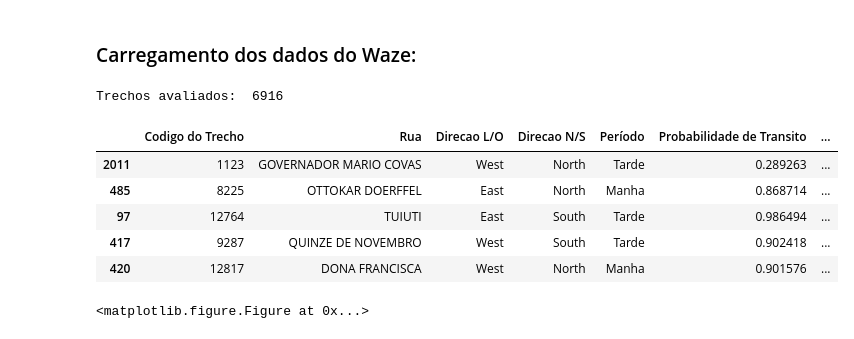
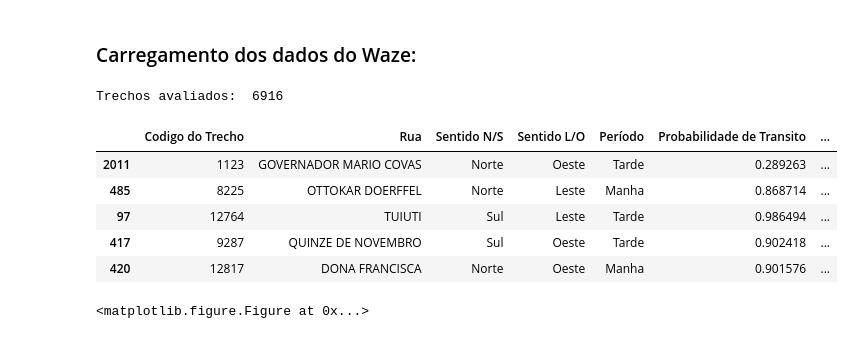
Before and after one commit to pmj-sepud/Joinville-Smart-Mobility, a Jupyter notebook: notebooks/reports/201802-GabrielBogo-RankeamentoVias.ipynb, the cells around one changed output. Cells and saved outputs as stored; diff of their text form; code cells hidden in the pictures.

```diff
--- a/notebooks/reports/201802-GabrielBogo-RankeamentoVias.ipynb
+++ b/notebooks/reports/201802-GabrielBogo-RankeamentoVias.ipynb
@@ -31,28 +31,36 @@ pd.options.display.max_columns = 30
 # %%
 gdf = gpd.read_file(project_dir + "/data/interim/traffic_indicators.geoJSON")
 gdf.dropna(subset=["Rua"], inplace=True)
 gdf["Codigo do Trecho"] = gdf["Codigo do Trecho"].astype(int)
 
 #Lookup to change period for Período
 lkp_period = pd.DataFrame({"Período": ["Manha", "Tarde"]}, index=[-1, 1])
 gdf = gdf.join(lkp_period, on="period")
 gdf.drop("period", axis=1, inplace=True)
 cols = gdf.columns.tolist()
 gdf = gdf[cols[:4] + [cols[-1]] + cols[4:-1]]
 
+#Lookup to translate N/S, W/E directions
+lkp_direction_NS = pd.DataFrame({"Sentido N/S": ["Norte", "Sul"]}, index=["North", "South"])
+lkp_direction_LO = pd.DataFrame({"Sentido L/O": ["Leste", "Oeste"]}, index=["East", "West"])
+gdf = gdf.join(lkp_direction_NS, on="Direcao N/S")
+gdf = gdf.join(lkp_direction_LO, on="Direcao L/O")
+cols = gdf.columns.tolist()
+gdf = gdf[cols[:2] + cols[-2:] + cols[4:-2]]
+
 #Creation of an indicator of traffic criticity
 gdf["Criticidade"] = gdf["Probabilidade de Transito"]*gdf["Atraso medio (s)"]
 
 print("Trechos avaliados: ", len(gdf))
 gdf.drop("geometry", axis=1).sort_values("Criticidade", ascending=False).drop_duplicates("Rua").head(5)
 # %% [output]
 Trechos avaliados:  6916
-|  | Codigo do Trecho | Rua | Direcao L/O | Direcao N/S | Período | Probabilidade de Transito | ... |
-| 2011 | 1123 | GOVERNADOR MARIO COVAS | West | North | Tarde | 0.289263 | ... |
-| 485 | 8225 | OTTOKAR DOERFFEL | East | North | Manha | 0.868714 | ... |
-| 97 | 12764 | TUIUTI | East | South | Tarde | 0.986494 | ... |
-| 417 | 9287 | QUINZE DE NOVEMBRO | West | South | Tarde | 0.902418 | ... |
-| 420 | 12817 | DONA FRANCISCA | West | North | Manha | 0.901576 | ... |
+|  | Codigo do Trecho | Rua | Sentido N/S | Sentido L/O | Período | Probabilidade de Transito | ... |
+| 2011 | 1123 | GOVERNADOR MARIO COVAS | Norte | Oeste | Tarde | 0.289263 | ... |
+| 485 | 8225 | OTTOKAR DOERFFEL | Norte | Leste | Manha | 0.868714 | ... |
+| 97 | 12764 | TUIUTI | Sul | Leste | Tarde | 0.986494 | ... |
+| 417 | 9287 | QUINZE DE NOVEMBRO | Sul | Oeste | Tarde | 0.902418 | ... |
+| 420 | 12817 | DONA FRANCISCA | Norte | Oeste | Manha | 0.901576 | ... |
 # %%
 df = gdf.drop("geometry", axis=1)
 plt.clf()
```
Also changed, not shown: parts of 2 cells of this notebook.
